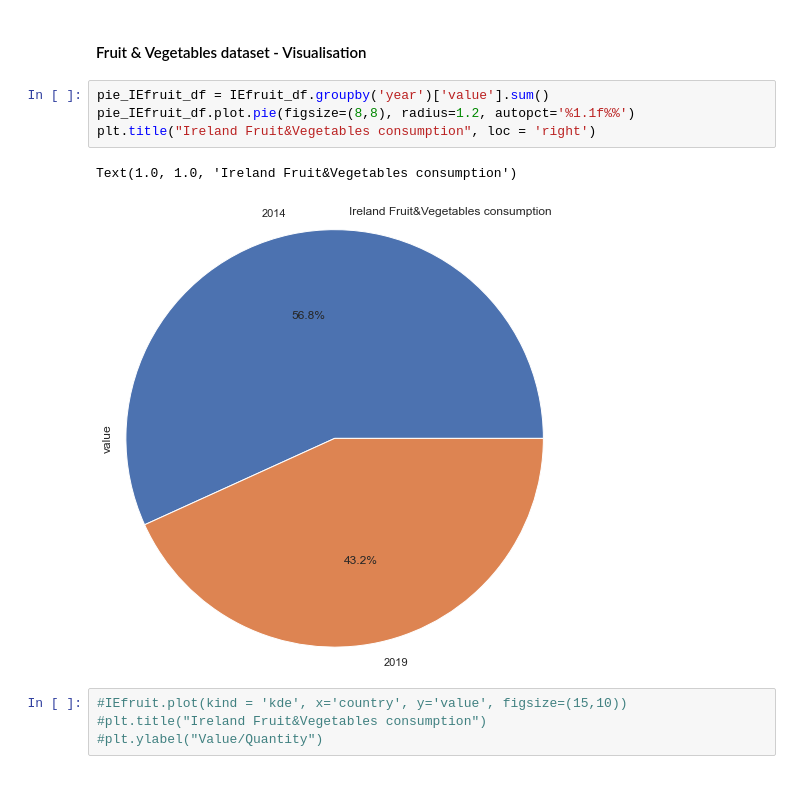
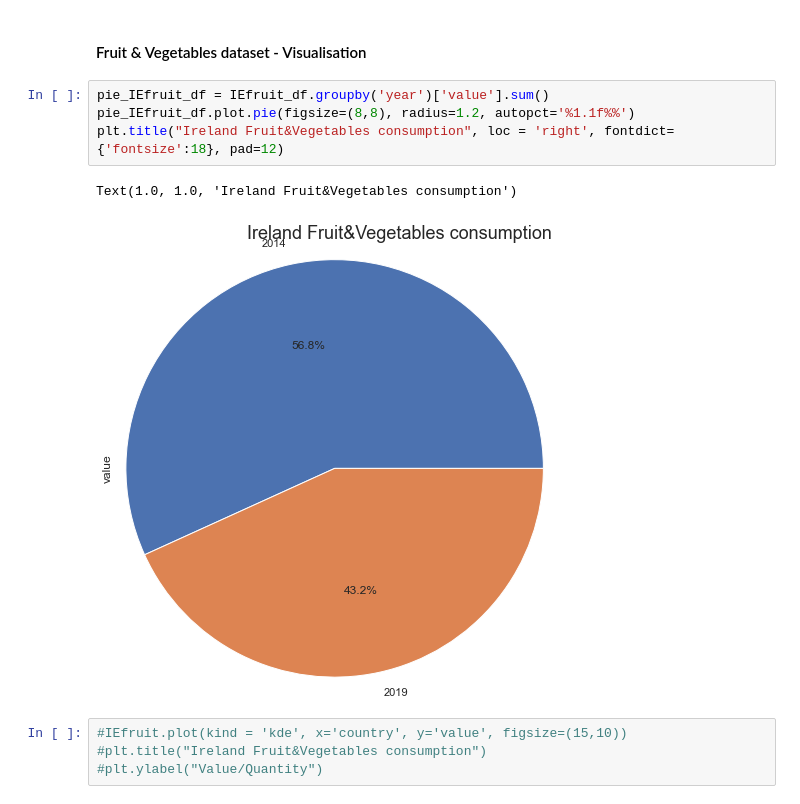
Before and after one commit to kellyc-j/MenuAssistance_project_y4, a Jupyter notebook: No_4_MenuAssistance.ipynb, the cells around one changed output. Drawn from its saved outputs; the diff is of its cells as text.

```diff
--- a/No_4_MenuAssistance.ipynb
+++ b/No_4_MenuAssistance.ipynb
@@ -540,10 +569,10 @@ EUMeat_df.head()
 # %%
 pie_IEfruit_df = IEfruit_df.groupby('year')['value'].sum()
 pie_IEfruit_df.plot.pie(figsize=(8,8), radius=1.2, autopct='%1.1f%%')
-plt.title("Ireland Fruit&Vegetables consumption", loc = 'right')
+plt.title("Ireland Fruit&Vegetables consumption", loc = 'right', fontdict={'fontsize':18}, pad=12)
 # %% [output]
 Text(1.0, 1.0, 'Ireland Fruit&Vegetables consumption')
-[figure, old version]
+[figure, new version]
 # %%
 #IEfruit.plot(kind = 'kde', x='country', y='value', figsize=(15,10))
 #plt.title("Ireland Fruit&Vegetables consumption")
```
Also changed, not shown: parts of 58 cells of this notebook.
